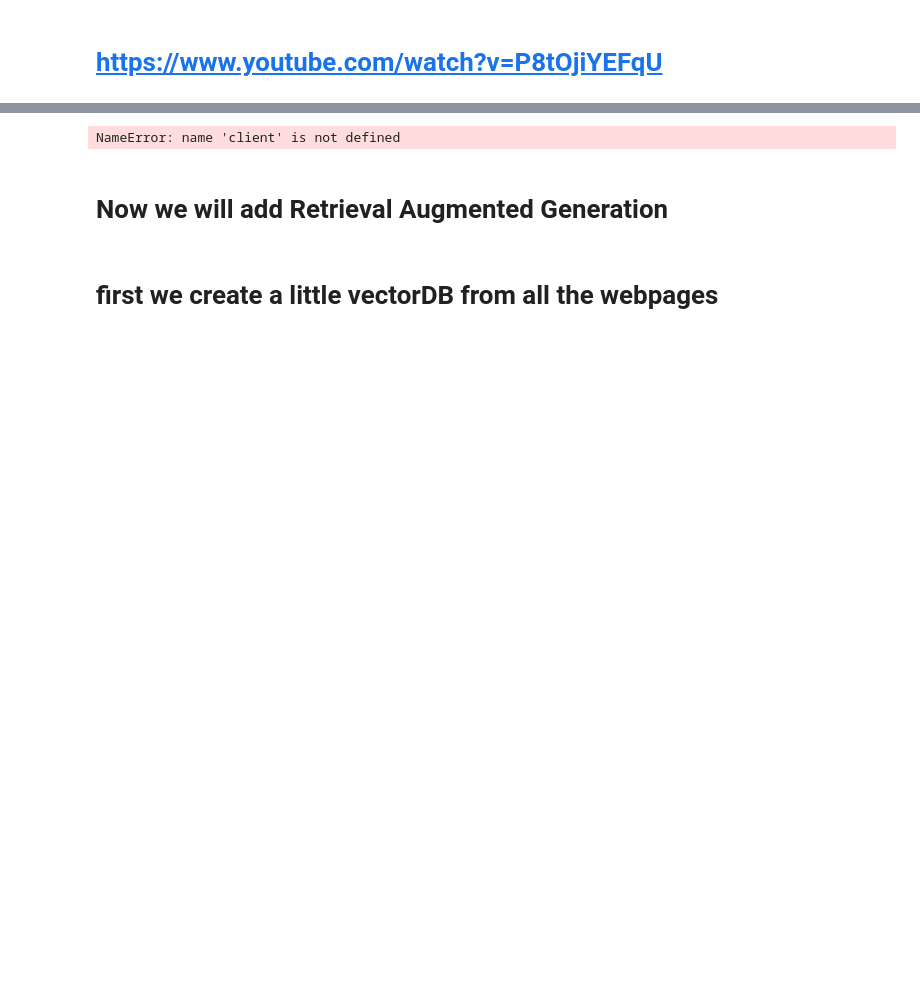
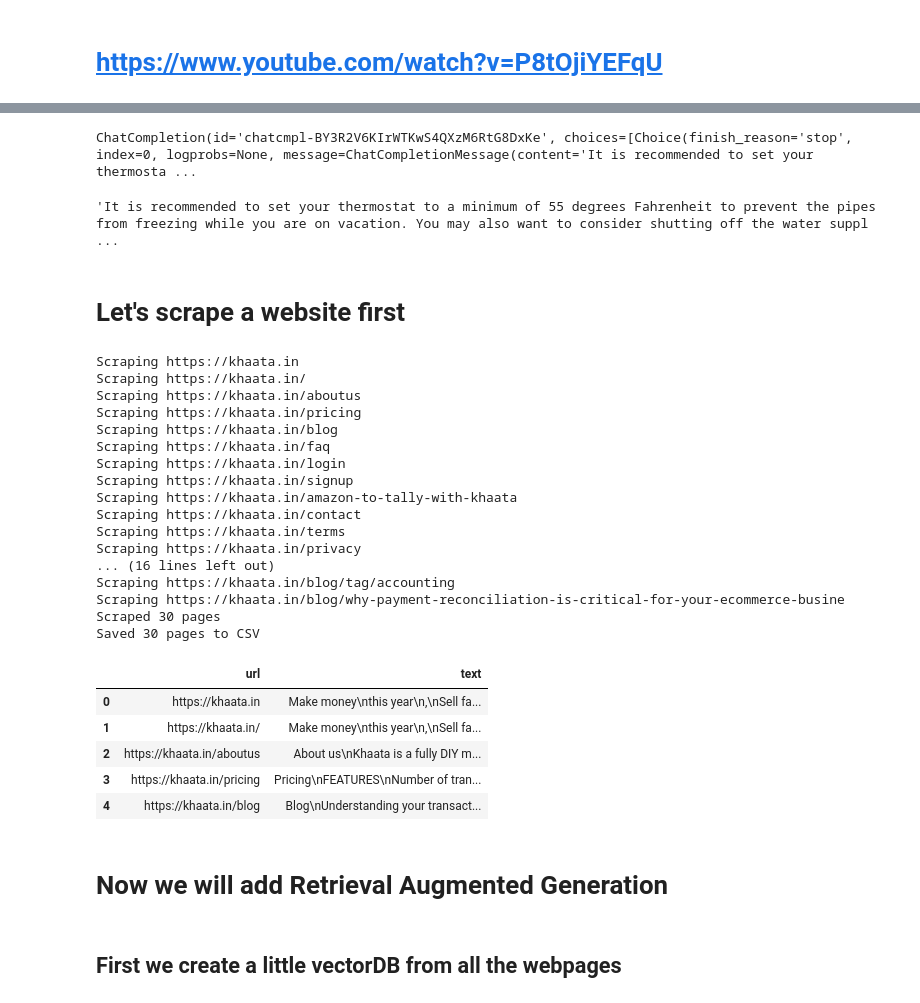
Before and after one commit to Mitalee/mitalee_ai1, a Jupyter notebook: RAG - Don Woodlock.ipynb, the cells around one changed output, grey strips where cells are left out. Drawn from its saved outputs; the diff is of its cells as text; code cells hidden in the pictures; blank space fills up the shorter version.

```diff
--- a/RAG - Don Woodlock.ipynb
+++ b/RAG - Don Woodlock.ipynb
@@ -17,7 +29,7 @@ question
 # %%
 response = client.chat.completions.create(
     model="gpt-3.5-turbo",
-    message=[
+    messages=[
         {
             "role":"user",
             "content":question
@@ -26,6 +38,10 @@ response = client.chat.completions.create(
 )
 response
 # %% [output]
-NameError: name 'client' is not defined
+ChatCompletion(id='chatcmpl-BY3R2V6KIrWTKwS4QXzM6RtG8DxKe', choices=[Choice(finish_reason='stop', index=0, logprobs=None, message=ChatCompletionMessage(content='It is recommended to set your thermosta ...
 # %%
 response.choices[0].message.content
+# %% [output]
+'It is recommended to set your thermostat to a minimum of 55 degrees Fahrenheit to prevent the pipes from freezing while you are on vacation. You may also want to consider shutting off the water suppl ...
+# %% [markdown]
+# Let's scrape a website first
@@ -32,7 +146,45 @@ response.choices[0].message.content
+# %%
+# Cell 4: Scrape website and save to DataFrame
+website_url = "https://khaata.in"  # Replace with your website URL
+scraped_data = scrape_website(website_url, max_pages=30)
+
+# Convert to DataFrame
+df = pd.DataFrame(scraped_data)
+
+# Save to CSV for backup
+df.to_csv('webpage-text.csv', index=False)
+print(f"Saved {len(df)} pages to CSV")
+
+# Show sample
+df.head()
+# %% [output]
+Scraping https://khaata.in
+Scraping https://khaata.in/
+Scraping https://khaata.in/aboutus
+Scraping https://khaata.in/pricing
+Scraping https://khaata.in/blog
+Scraping https://khaata.in/faq
+Scraping https://khaata.in/login
+Scraping https://khaata.in/signup
+Scraping https://khaata.in/amazon-to-tally-with-khaata
+Scraping https://khaata.in/contact
+Scraping https://khaata.in/terms
+Scraping https://khaata.in/privacy
+... (16 lines left out)
+Scraping https://khaata.in/blog/tag/accounting
+Scraping https://khaata.in/blog/why-payment-reconciliation-is-critical-for-your-ecommerce-busine
+Scraped 30 pages
+Saved 30 pages to CSV
+|  | url | text |
+| 0 | https://khaata.in | Make money\nthis year\n,\nSell fa... |
+| 1 | https://khaata.in/ | Make money\nthis year\n,\nSell fa... |
+| 2 | https://khaata.in/aboutus | About us\nKhaata is a fully DIY m... |
+| 3 | https://khaata.in/pricing | Pricing\nFEATURES\nNumber of tran... |
+| 4 | https://khaata.in/blog | Blog\nUnderstanding your transact... |
 # %% [markdown]
 # Now we will add Retrieval Augmented Generation
 # %% [markdown]
-# first we create a little vectorDB from all the webpages
+## First we create a little vectorDB from all the webpages
 # %%
 question = "Do you have parking"
 question
```
Also changed, not shown: parts of 30 cells of this notebook.
